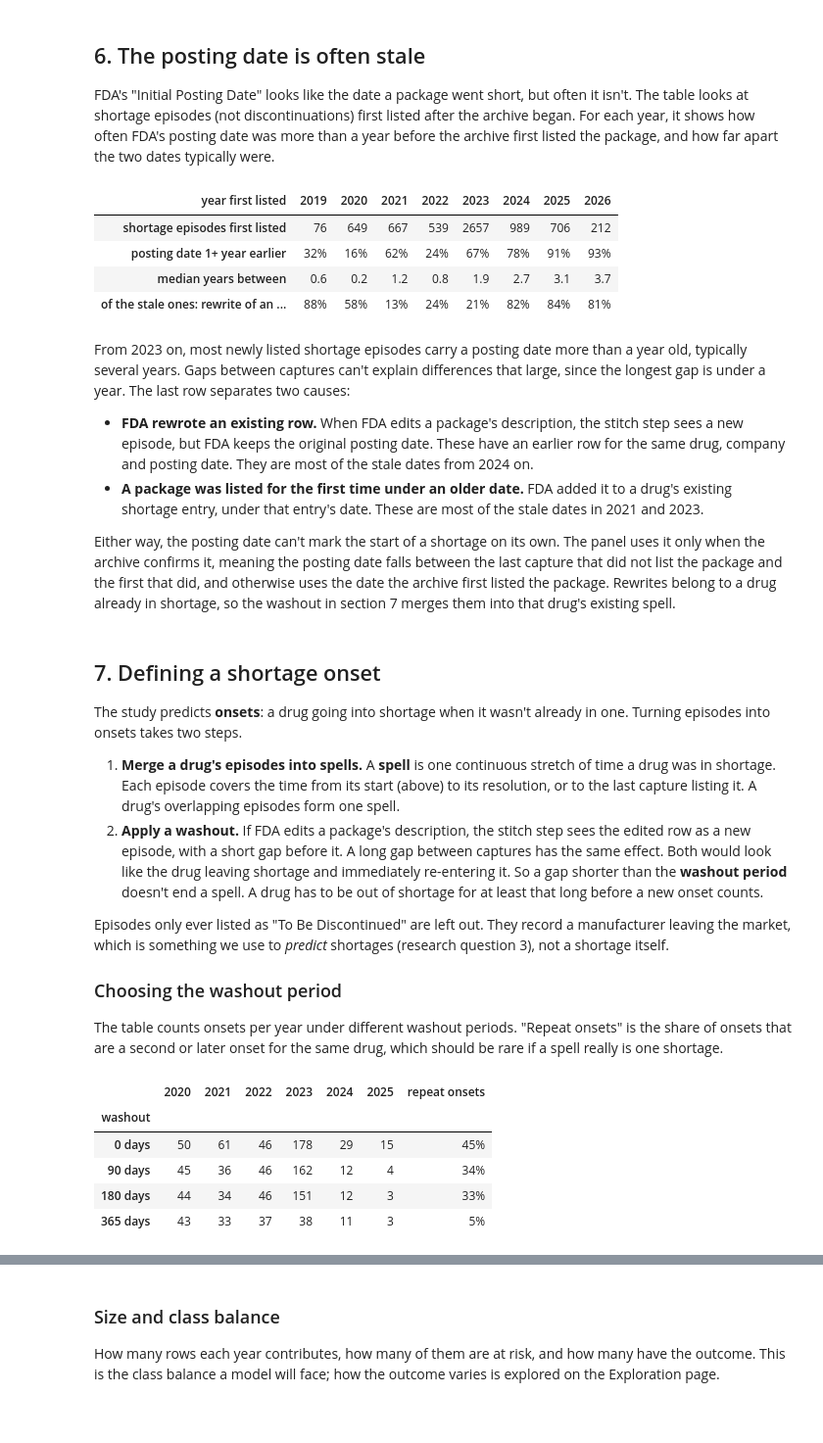
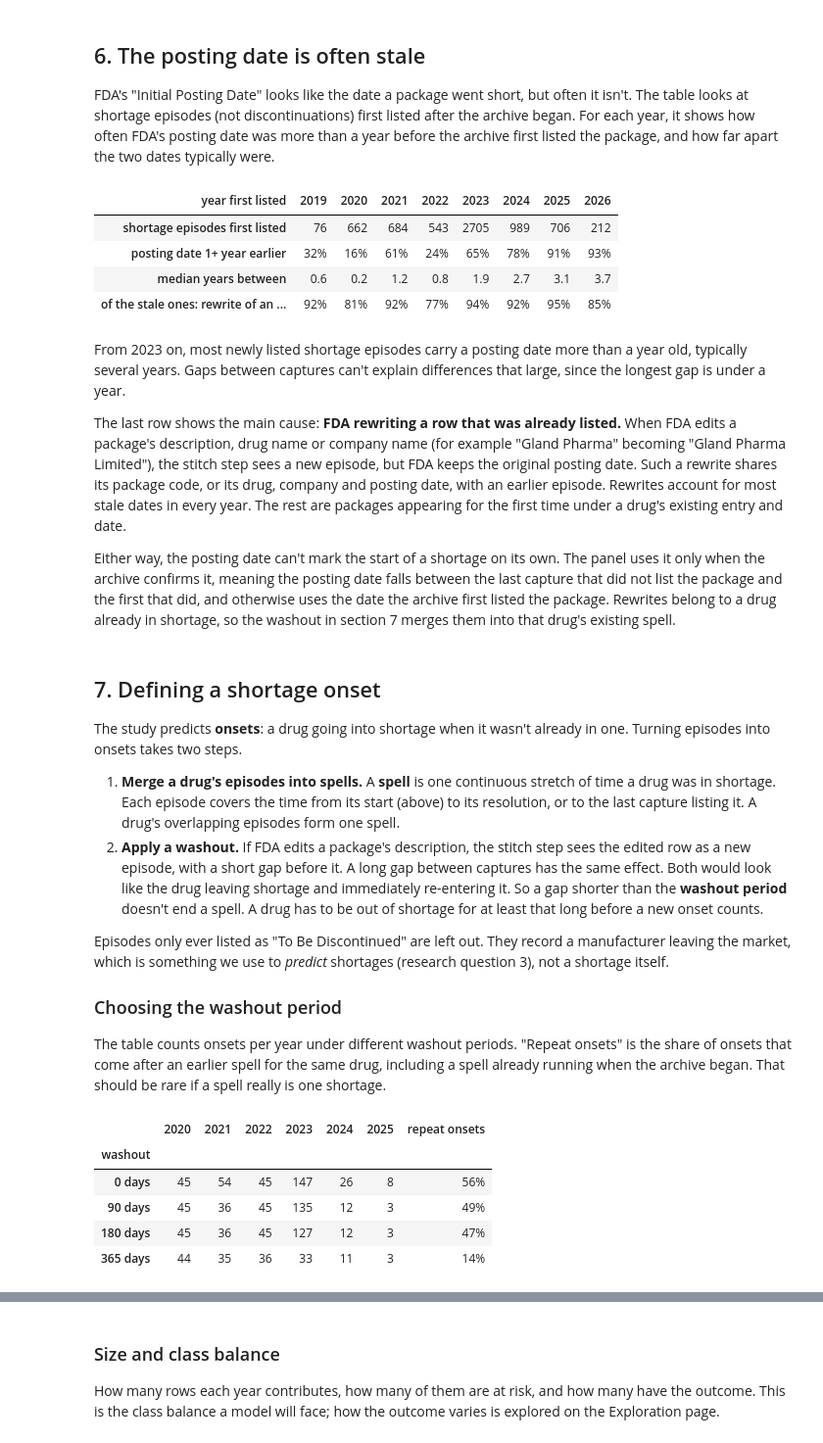
Before and after one commit to zerdley/CSCI5502-Project, a Jupyter notebook: site/data-pipeline.ipynb, the cells around one changed output, grey strips where cells are left out. Shown at 98% size. Cells and saved outputs as stored; diff of their text form; code cells hidden in the pictures; blank space fills up the shorter version.

```diff
--- a/site/data-pipeline.ipynb
+++ b/site/data-pipeline.ipynb
@@ -689,13 +707,20 @@ years_between = ((after_first_capture["first_seen"] - after_first_capture["poste
                  / 365.25)
 is_stale = years_between >= 1
 
-# An edited row keeps its posting date, so an earlier row for the same drug, company and posting
-# date means this episode is a rewrite of one already listed, not a newly listed package.
+# FDA can rewrite a row's description, drug name or company name while keeping its posting date
+# and package code, and the stitch step then sees a new episode. So an episode is a rewrite if an
+# earlier shortage episode had the same drug, company and posting date, or the same package code.
 same_listing = ["generic", "company", "posted"]
 first_listed_for_same_listing = (episodes[is_shortage_episode].groupby(same_listing)["first_seen"]
                                  .transform("min"))
-is_rewrite = (after_first_capture["first_seen"]
-              > first_listed_for_same_listing.loc[after_first_capture.index])
+shortage_ndcs = episode_ndcs.dropna(subset=["ndc11"]).join(
+    episodes.loc[is_shortage_episode, "first_seen"], on="episode_id", how="inner")
+first_listed_for_ndc = shortage_ndcs.groupby("ndc11")["first_seen"].transform("min")
+shares_earlier_package = set(
+    shortage_ndcs.loc[shortage_ndcs["first_seen"] > first_listed_for_ndc, "episode_id"])
+is_rewrite = ((after_first_capture["first_seen"]
+               > first_listed_for_same_listing.loc[after_first_capture.index])
+              | after_first_capture.index.isin(shares_earlier_package))
 
 year_first_listed = after_first_capture["first_seen"].dt.year
 staleness = pd.DataFrame({
@@ -708,21 +733,21 @@ staleness = pd.DataFrame({
 staleness.T
 # %% [output]
 | year first listed | 2019 | 2020 | 2021 | 2022 | 2023 | 2024 | 2025 | 2026 |
-| shortage episodes first listed | 76 | 649 | 667 | 539 | 2657 | 989 | 706 | 212 |
-| posting date 1+ year earlier | 32% | 16% | 62% | 24% | 67% | 78% | 91% | 93% |
+| shortage episodes first listed | 76 | 662 | 684 | 543 | 2705 | 989 | 706 | 212 |
+| posting date 1+ year earlier | 32% | 16% | 61% | 24% | 65% | 78% | 91% | 93% |
 | median years between | 0.6 | 0.2 | 1.2 | 0.8 | 1.9 | 2.7 | 3.1 | 3.7 |
-| of the stale ones: rewrite of an ... | 88% | 58% | 13% | 24% | 21% | 82% | 84% | 81% |
+| of the stale ones: rewrite of an ... | 92% | 81% | 92% | 77% | 94% | 92% | 95% | 85% |
 # %% [markdown]
 From 2023 on, most newly listed shortage episodes carry a posting date more than a year old,
 typically several years. Gaps between captures can't explain differences that large, since the
-longest gap is under a year. The last row separates two causes:
+longest gap is under a year.
 
-- **FDA rewrote an existing row.** When FDA edits a package's description, the stitch step sees
-  a new episode, but FDA keeps the original posting date. These have an earlier row for the same
-  drug, company and posting date. They are most of the stale dates from 2024 on.
-- **A package was listed for the first time under an older date.** FDA added it to a drug's
-  existing shortage entry, under that entry's date. These are most of the stale dates in 2021
-  and 2023.
+The last row shows the main cause: **FDA rewriting a row that was already listed.** When FDA edits
+a package's description, drug name or company name (for example "Gland Pharma" becoming "Gland
+Pharma Limited"), the stitch step sees a new episode, but FDA keeps the original posting date.
+Such a rewrite shares its package code, or its drug, company and posting date, with an earlier
+episode. Rewrites account for most stale dates in every year. The rest are packages appearing for
+the first time under a drug's existing entry and date.
 
 Either way, the posting date can't mark the start of a shortage on its own. The panel uses it
 only when the archive confirms it, meaning the posting date falls between the last capture that
@@ -751,28 +776,29 @@ a shortage itself.
 ### Choosing the washout period
 
 The table counts onsets per year under different washout periods. "Repeat onsets" is the share
-of onsets that are a second or later onset for the same drug, which should be rare if a spell
-really is one shortage.
+of onsets that come after an earlier spell for the same drug, including a spell already running
+when the archive began. That should be rare if a spell really is one shortage.
 # %%
 sys.path.insert(0, str(REPO_ROOT / "src" / "panel"))
 import build_unit_year_panel as panel_building  # noqa: E402
 
 intervals = panel_building.shortage_episode_intervals(episodes, episode_units, capture_dates)
 
 washout_rows = {}
 for washout_days in [0, 90, 180, 365]:
     spells = panel_building.merge_into_spells(intervals, capture_dates[-1], washout_days)
     known_start = spells[~spells["start_unknown"]]
     onsets_by_year = known_start["start"].dt.year.value_counts()
     row = {year: onsets_by_year.get(year, 0) for year in panel_building.LABEL_YEARS}
-    row["repeat onsets"] = f"{known_start.duplicated('unit_id').mean():.0%}"
+    has_earlier_spell = spells.sort_values("start").groupby("unit_id").cumcount() > 0
+    row["repeat onsets"] = f"{has_earlier_spell[known_start.index].mean():.0%}"
     washout_rows[f"{washout_days} days"] = row
 pd.DataFrame(washout_rows).T.rename_axis("washout")
 # %% [output]
 |  | 2020 | 2021 | 2022 | 2023 | 2024 | 2025 | repeat onsets |
 | washout |  |  |  |  |  |  |  |
-| 0 days | 50 | 61 | 46 | 178 | 29 | 15 | 45% |
-| 90 days | 45 | 36 | 46 | 162 | 12 | 4 | 34% |
-| 180 days | 44 | 34 | 46 | 151 | 12 | 3 | 33% |
-| 365 days | 43 | 33 | 37 | 38 | 11 | 3 | 5% |
+| 0 days | 45 | 54 | 45 | 147 | 26 | 8 | 56% |
+| 90 days | 45 | 36 | 45 | 135 | 12 | 3 | 49% |
+| 180 days | 45 | 36 | 45 | 127 | 12 | 3 | 47% |
+| 365 days | 44 | 35 | 36 | 33 | 11 | 3 | 14% |
 # %% [markdown]
```
Also changed, not shown: parts of 30 cells of this notebook, 8 other files.
